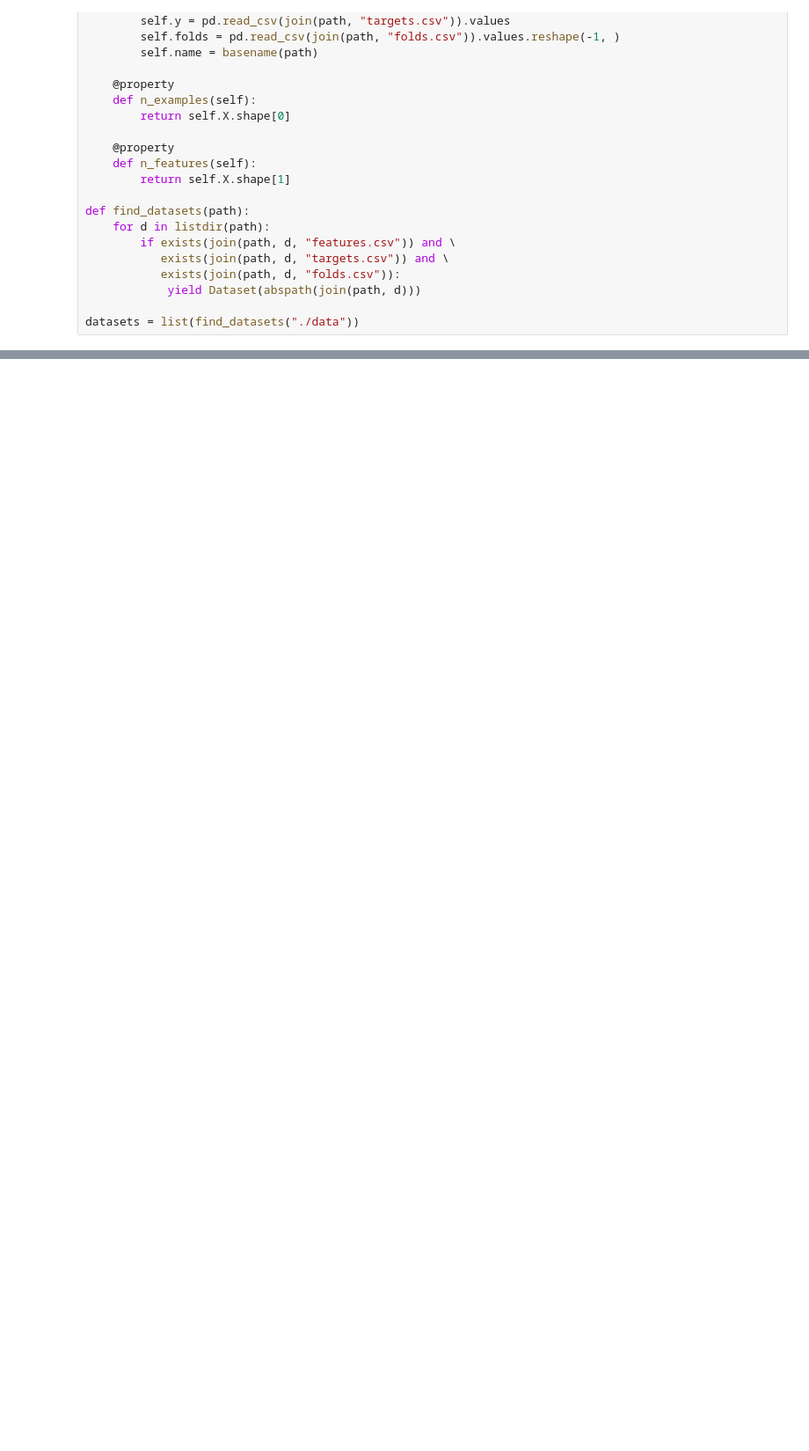
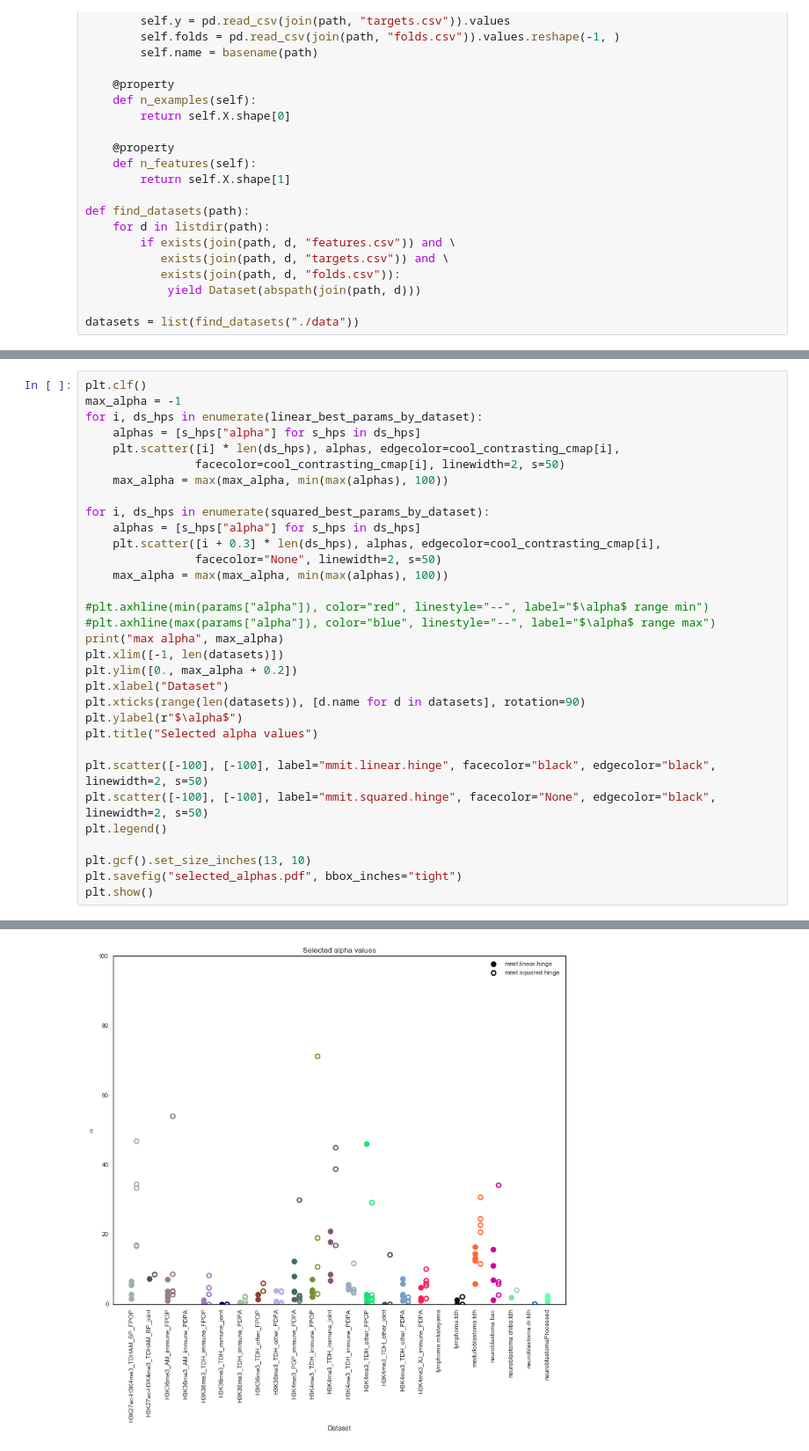
Before and after one commit to tdhock/mmit-paper, a Jupyter notebook: notebooks/experiments/cross_validation_all_datasets.ipynb, the cells around one changed output, grey strips where cells are left out. Shown at 88% size. Drawn from its saved outputs; the diff is of its cells as text; blank space fills up the shorter version.

```diff
--- a/notebooks/experiments/cross_validation_all_datasets.ipynb
+++ b/notebooks/experiments/cross_validation_all_datasets.ipynb
@@ -119,0 +193,33 @@ for d in datasets:
+# %%
+plt.clf()
+max_alpha = -1
+for i, ds_hps in enumerate(linear_best_params_by_dataset):
+    alphas = [s_hps["alpha"] for s_hps in ds_hps]
+    plt.scatter([i] * len(ds_hps), alphas, edgecolor=cool_contrasting_cmap[i],
+                facecolor=cool_contrasting_cmap[i], linewidth=2, s=50)
+    max_alpha = max(max_alpha, min(max(alphas), 100))
+
+for i, ds_hps in enumerate(squared_best_params_by_dataset):
+    alphas = [s_hps["alpha"] for s_hps in ds_hps]
+    plt.scatter([i + 0.3] * len(ds_hps), alphas, edgecolor=cool_contrasting_cmap[i],
+                facecolor="None", linewidth=2, s=50)
+    max_alpha = max(max_alpha, min(max(alphas), 100))
+
+#plt.axhline(min(params["alpha"]), color="red", linestyle="--", label="$\alpha$ range min")
+#plt.axhline(max(params["alpha"]), color="blue", linestyle="--", label="$\alpha$ range max")
+print("max alpha", max_alpha)
+plt.xlim([-1, len(datasets)])
+plt.ylim([0., max_alpha + 0.2])
+plt.xlabel("Dataset")
+plt.xticks(range(len(datasets)), [d.name for d in datasets], rotation=90)
+plt.ylabel(r"$\alpha$")
+plt.title("Selected alpha values")
+
+plt.scatter([-100], [-100], label="mmit.linear.hinge", facecolor="black", edgecolor="black", linewidth=2, s=50)
+plt.scatter([-100], [-100], label="mmit.squared.hinge", facecolor="None", edgecolor="black", linewidth=2, s=50)
+plt.legend()
+
+plt.gcf().set_size_inches(13, 10)
+plt.savefig("selected_alphas.pdf", bbox_inches="tight")
+plt.show()
+# %% [output]
@@ -119,0 +227 @@ for d in datasets:
+[figure, added]
```
Also changed, not shown: parts of 12 cells of this notebook.
